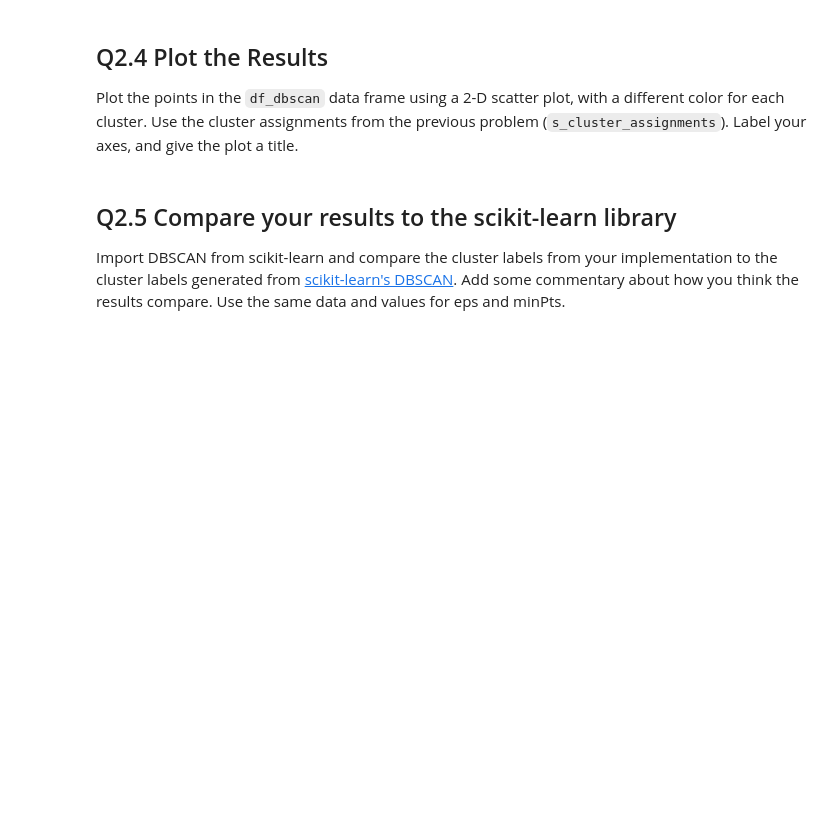
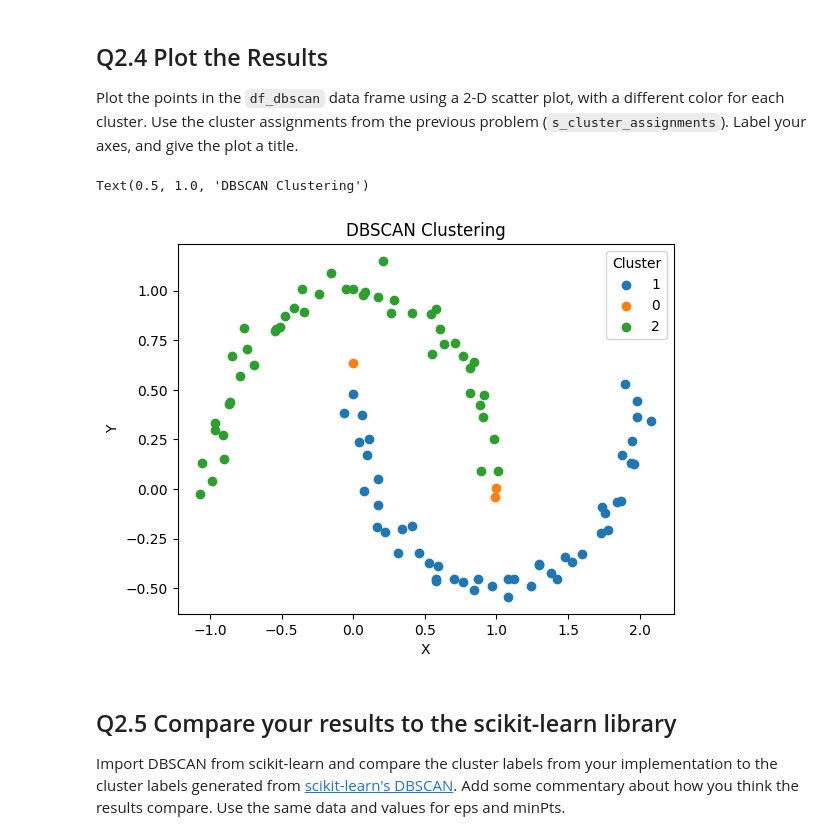
Before and after one commit to BictorFonseca/DataAnalysis, a Jupyter notebook: CS329E_HW10.ipynb, the cells around one changed output. Saved outputs shown, nothing was run; the diff lists cells and outputs as text; code cells hidden in the pictures; blank space fills up the shorter version.

```diff
--- a/CS329E_HW10.ipynb
+++ b/CS329E_HW10.ipynb
@@ -314,3 +350,17 @@ Plot the points in the `df_dbscan` data frame using a 2-D scatter plot, with a d
+# %%
+# Plot each cluster
+unique_clusters = df_dbscan['label'].unique()
+for cluster in unique_clusters:
+    cluster_data = df_dbscan[df_dbscan['cluster'] == cluster]
+    plt.scatter(cluster_data['x'], cluster_data['y'], label=str(cluster))
+
+plt.legend(title='Cluster')
+plt.xlabel('X')
+plt.ylabel('Y')
+plt.title('DBSCAN Clustering')
+# %% [output]
+Text(0.5, 1.0, 'DBSCAN Clustering')
+[figure, added]
 # %% [markdown]
 ## Q2.5 Compare your results to the scikit-learn library
 
```
Also changed, not shown: parts of 10 cells of this notebook.
